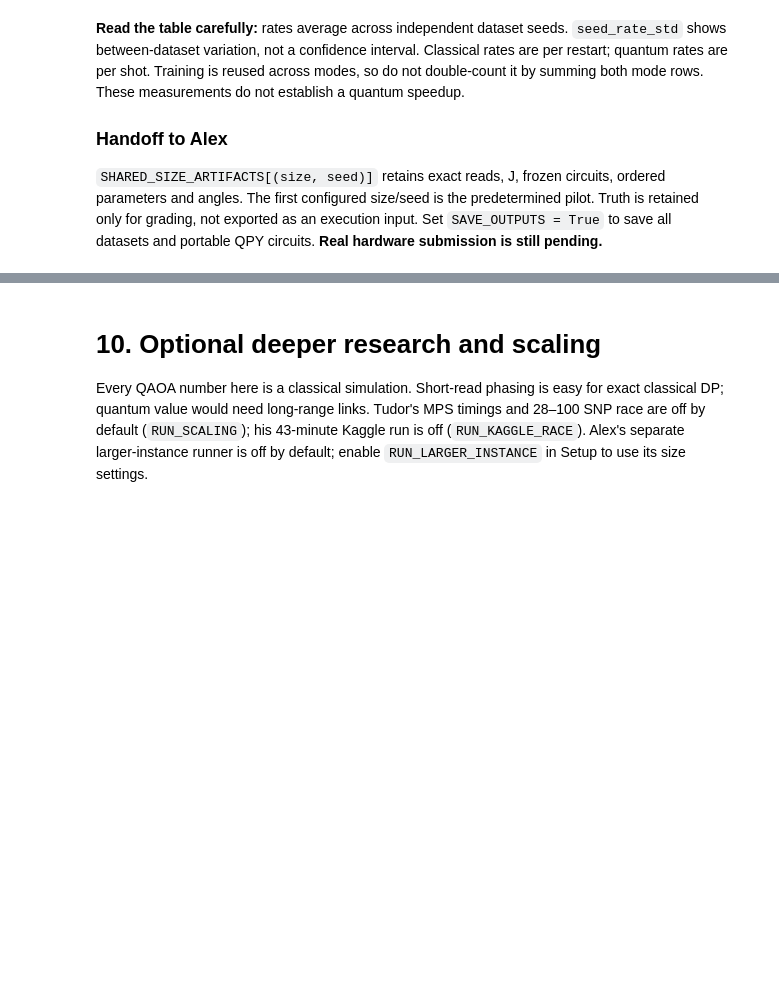
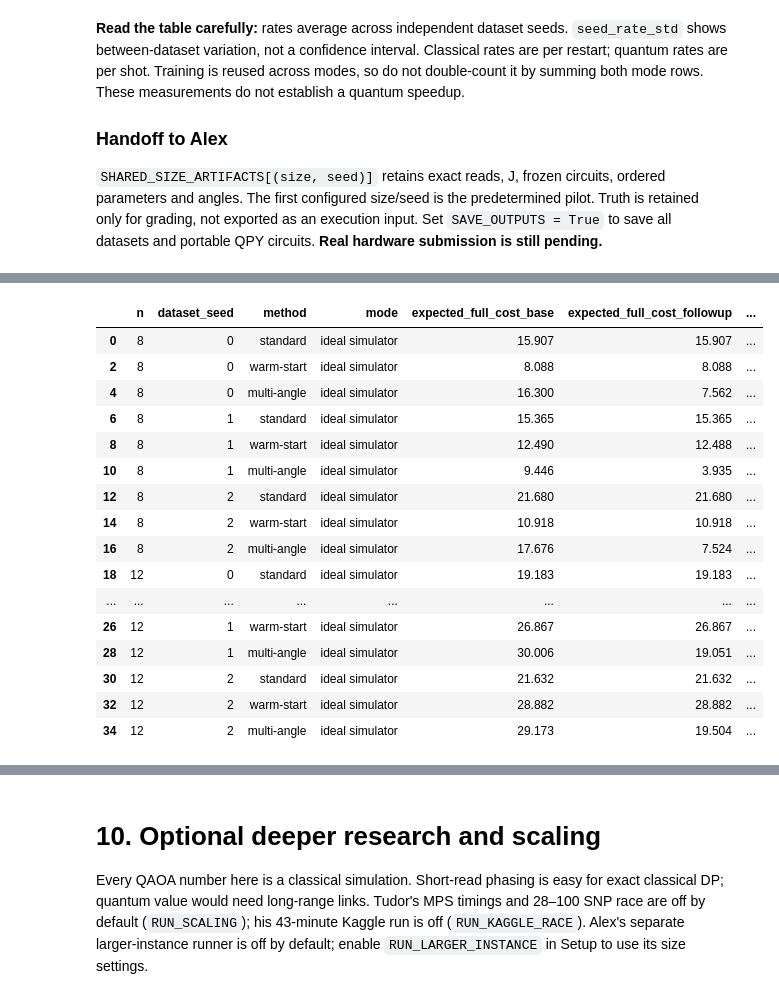
Before and after one commit to picalexs/Qiskit-Fall-Fest-26, a Jupyter notebook: bench/all_together.ipynb, the cells around one changed output, grey strips where cells are left out. Saved outputs shown, nothing was run; the diff lists cells and outputs as text; code cells hidden in the pictures; blank space fills up the shorter version.

```diff
--- a/bench/all_together.ipynb
+++ b/bench/all_together.ipynb
@@ -123,3 +125,8 @@ if RUN_MODE not in {'simulator', 'simulator_noise', 'real_backend'}:
     raise ValueError("RUN_MODE must be 'simulator', 'simulator_noise', or 'real_backend'.")
 print('Run mode:', RUN_MODE, '| IBM backend:', BACKEND_NAME if RUN_MODE != 'simulator' else 'not used',
       '| shared input:', 'standard five-SNP' if READS_OVERRIDE is None else 'custom')
+
+
+
+RUN_TRAINING_FOLLOWUP = False  # local 60→300 evaluation comparison; saved results below
+FOLLOWUP_TRAIN_EVALS = 300
@@ -4908,7 +5004,7 @@ def run_shared_size_study(sizes, seeds, read_settings, p=1, shots=512,
                 entry['angles'][method] = fitted.x.copy()
                 entry['parameters'][method] = [str(param) for param in params]
                 fit_info = dict(training_evals=evaluations, training_seconds=training_seconds,
-                                parameters=len(params), converged=bool(fitted.success),
+                                parameters=len(params), expected_full_cost=float(fitted.fun), converged=bool(fitted.success),
                                 optimizer_message=str(fitted.message),
                                 warm_seed_checks=int(used.sum()) if method == 'warm-start' else 0,
                                 warm_seed_seconds=local_seconds if method == 'warm-start' else 0.0)
@@ -5045,0 +5107,60 @@ Ordered parameter names: {'standard': ['theta[0]', 'theta[1]'], 'warm-start': ['
+# %%
+if RUN_TRAINING_FOLLOWUP:
+    if RUN_MODE != 'simulator':
+        raise ValueError('This training follow-up is local only: select RUN_MODE = simulator.')
+    if FOLLOWUP_TRAIN_EVALS <= SHARED_STUDY_TRAIN_EVALS:
+        raise ValueError('Follow-up evaluation cap must exceed the reference cap.')
+    settings = dict(p=SHARED_STUDY_DEPTH, shots=SHARED_STUDY_SHOTS,
+                    local_budget=SHARED_STUDY_LOCAL_BUDGET,
+                    local_restarts=SHARED_STUDY_LOCAL_RESTARTS)
+    if RUN_SHARED_SIZE_STUDY:
+        TRAINING_BASELINE_RESULTS = SHARED_SIZE_RESULTS
+        TRAINING_BASELINE_ARTIFACTS = SHARED_SIZE_ARTIFACTS
+    else:
+        TRAINING_BASELINE_RESULTS, TRAINING_BASELINE_ARTIFACTS, _ = run_shared_size_study(
+            SHARED_STUDY_SIZES, SHARED_STUDY_SEEDS, SHARED_STUDY_READS,
+            train_evals=SHARED_STUDY_TRAIN_EVALS, **settings)
+    TRAINING_FOLLOWUP_RESULTS, TRAINING_FOLLOWUP_ARTIFACTS, TRAINING_FOLLOWUP_COUNTS = run_shared_size_study(
+        SHARED_STUDY_SIZES, SHARED_STUDY_SEEDS, SHARED_STUDY_READS,
+        train_evals=FOLLOWUP_TRAIN_EVALS, **settings)
+    for key, previous in TRAINING_BASELINE_ARTIFACTS.items():
+        current = TRAINING_FOLLOWUP_ARTIFACTS[key]
+        assert np.array_equal(previous['reads'], current['reads'])
+        assert np.array_equal(previous['J'], current['J'])
+        assert previous['offset'] == current['offset']
+    keys = ['n', 'dataset_seed', 'method', 'mode']
+    metrics = ['expected_full_cost', 'full_mean', 'optimum_rate',
+               'training_evals', 'training_seconds', 'converged']
+    base = TRAINING_BASELINE_RESULTS.query("method != 'local search'")[keys + metrics]
+    improved = TRAINING_FOLLOWUP_RESULTS.query("method != 'local search'")[keys + metrics]
+    TRAINING_COMPARISON = base.merge(
+        improved, on=keys, suffixes=('_base', '_followup'), validate='one_to_one')
+    assert len(TRAINING_COMPARISON) == len(SHARED_STUDY_SIZES) * len(SHARED_STUDY_SEEDS) * 6
+    assert np.all(TRAINING_COMPARISON['expected_full_cost_followup'] <=
+                  TRAINING_COMPARISON['expected_full_cost_base'] + 1e-7)
+    TRAINING_FOLLOWUP_SUMMARY = TRAINING_COMPARISON.groupby(
+        ['n', 'method', 'mode'], sort=False).agg(
+            expected_cost_base=('expected_full_cost_base', 'mean'),
+            expected_cost_followup=('expected_full_cost_followup', 'mean'),
+            optimum_rate_base=('optimum_rate_base', 'mean'),
+            optimum_rate_followup=('optimum_rate_followup', 'mean'),
+            mean_evals_base=('training_evals_base', 'mean'),
+            mean_evals_followup=('training_evals_followup', 'mean'),
+            converged_base=('converged_base', 'sum'),
+            converged_followup=('converged_followup', 'sum'),
+        ).reset_index()
+    display(TRAINING_FOLLOWUP_SUMMARY.round(4))
+    display(TRAINING_COMPARISON.query("mode == 'ideal simulator'")[
+        keys + ['expected_full_cost_base', 'expected_full_cost_followup',
+                'training_evals_base', 'training_evals_followup',
+                'converged_base', 'converged_followup']].round(4))
+    print('PASS: same inputs/starts/depth/shots/noise; expected training cost did not worsen.')
+    print('Frozen follow-up circuits/angles:', 'TRAINING_FOLLOWUP_ARTIFACTS[(size, seed)]')
+    if SAVE_OUTPUTS:
+        folder = OUTPUT_DIR / 'training_followup'
+        folder.mkdir(parents=True, exist_ok=True)
+        TRAINING_COMPARISON.to_csv(folder / 'paired_results.csv', index=False)
+        TRAINING_FOLLOWUP_SUMMARY.to_csv(folder / 'summary.csv', index=False)
+else:
+    print('Training follow-up not rerun. Set RUN_TRAINING_FOLLOWUP = True for the local 60→300 comparison.')
+# %% [output]
@@ -5045,0 +5192,17 @@ Ordered parameter names: {'standard': ['theta[0]', 'theta[1]'], 'warm-start': ['
+|  | n | dataset_seed | method | mode | expected_full_cost_base | expected_full_cost_followup | ... |
+| 0 | 8 | 0 | standard | ideal simulator | 15.907 | 15.907 | ... |
+| 2 | 8 | 0 | warm-start | ideal simulator | 8.088 | 8.088 | ... |
+| 4 | 8 | 0 | multi-angle | ideal simulator | 16.300 | 7.562 | ... |
+| 6 | 8 | 1 | standard | ideal simulator | 15.365 | 15.365 | ... |
+| 8 | 8 | 1 | warm-start | ideal simulator | 12.490 | 12.488 | ... |
+| 10 | 8 | 1 | multi-angle | ideal simulator | 9.446 | 3.935 | ... |
+| 12 | 8 | 2 | standard | ideal simulator | 21.680 | 21.680 | ... |
+| 14 | 8 | 2 | warm-start | ideal simulator | 10.918 | 10.918 | ... |
+| 16 | 8 | 2 | multi-angle | ideal simulator | 17.676 | 7.524 | ... |
+| 18 | 12 | 0 | standard | ideal simulator | 19.183 | 19.183 | ... |
+| ... | ... | ... | ... | ... | ... | ... | ... |
+| 26 | 12 | 1 | warm-start | ideal simulator | 26.867 | 26.867 | ... |
+| 28 | 12 | 1 | multi-angle | ideal simulator | 30.006 | 19.051 | ... |
+| 30 | 12 | 2 | standard | ideal simulator | 21.632 | 21.632 | ... |
+| 32 | 12 | 2 | warm-start | ideal simulator | 28.882 | 28.882 | ... |
+| 34 | 12 | 2 | multi-angle | ideal simulator | 29.173 | 19.504 | ... |
```
Also changed, not shown: parts of 35 cells of this notebook, 1 other file.
